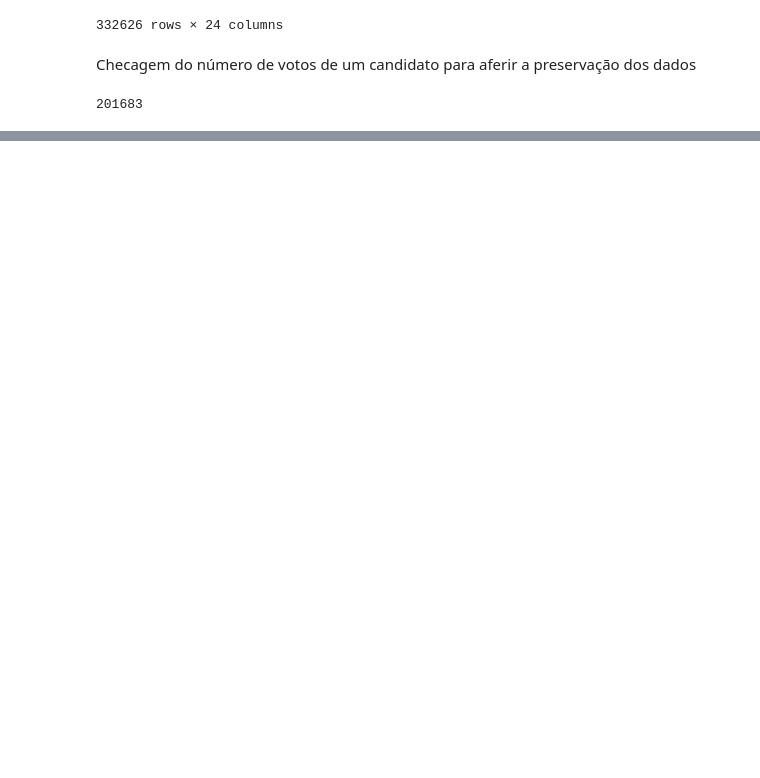
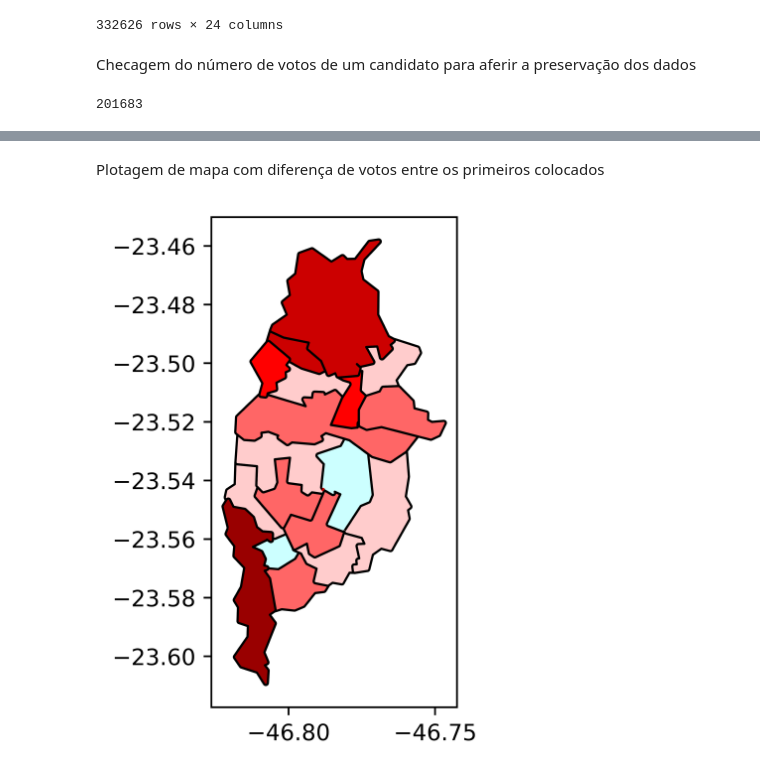
Before and after one commit to gilsonmjunior/geolocalizacaoDadosTSE, a Jupyter notebook: eleicaoColab.ipynb, the cells around one changed output, grey strips where cells are left out. Drawn from its saved outputs; the diff is of its cells as text; code cells hidden in the pictures; blank space fills up the shorter version.

```diff
--- a/eleicaoColab.ipynb
+++ b/eleicaoColab.ipynb
@@ -556,0 +560,9 @@ m
+# %%
+presidente = (presidente.pivot(index="code_weighting",columns="NM_VOTAVEL", values='QT_VOTOS').rename_axis(None, axis=1).reset_index())
+presidente
+# %%
+presidentes=['JAIR MESSIAS BOLSONARO','LUIZ INÁCIO LULA DA SILVA','CIRO FERREIRA GOMES','JOSE MARIA EYMAEL','KELMON LUIS DA SILVA SOUZA','LEONARDO PÉRICLES VIEIRA ROQUE','LUIZ FELIPE CHAVES D AVILA','SIMONE NASSAR TEBET','SOFIA PADUA MANZANO','SORAYA VIEIRA THRONICKE','VERA LUCIA PEREIRA DA SILVA SALGADO']
+# %%
+presidente[presidentes] = presidente[presidentes].apply(lambda x: x/x.sum().round(5) * 100, axis=1)
+bolsolula = presidente[['code_weighting','JAIR MESSIAS BOLSONARO','LUIZ INÁCIO LULA DA SILVA']]
+bolsolula = bolsolula.merge(areasPonderadasOzGeoDF, on ='code_weighting', how='left')
@@ -556,0 +591,15 @@ m
+# %%
+bolsolula['diferença'] = bolsolula['LUIZ INÁCIO LULA DA SILVA'] - bolsolula['JAIR MESSIAS BOLSONARO']
+
+
+conditions = [(bolsolula['diferença'] > 0) & (bolsolula['diferença'] < 3),
+                     (bolsolula['diferença'] >= 3) & (bolsolula['diferença'] < 6),
+                     (bolsolula['diferença'] >= 6) & (bolsolula['diferença'] < 9),
+                     (bolsolula['diferença'] >= 9) & (bolsolula['diferença'] < 12),
+                     (bolsolula['diferença'] >= 12),
+                     (bolsolula['diferença'] < 0)]
+
+
+values = ['#FFCCCC','#FF6666','#FF0000','#CC0000','#990000','#CCFFFF']
+
+bolsolula['color'] = np.select(conditions, values)
@@ -556,0 +626,9 @@ m
+# %% [markdown]
+Plotagem de mapa com diferença de votos entre os primeiros colocados
+# %%
+bolsolula = gpd.GeoDataFrame(bolsolula,crs="epsg:4386")
+
+
+bolsolulamap = bolsolula.plot(color=bolsolula['color'], edgecolor = 'black')
+# %% [output]
+[figure, added]
```
Also changed, not shown: parts of 12 cells of this notebook.
